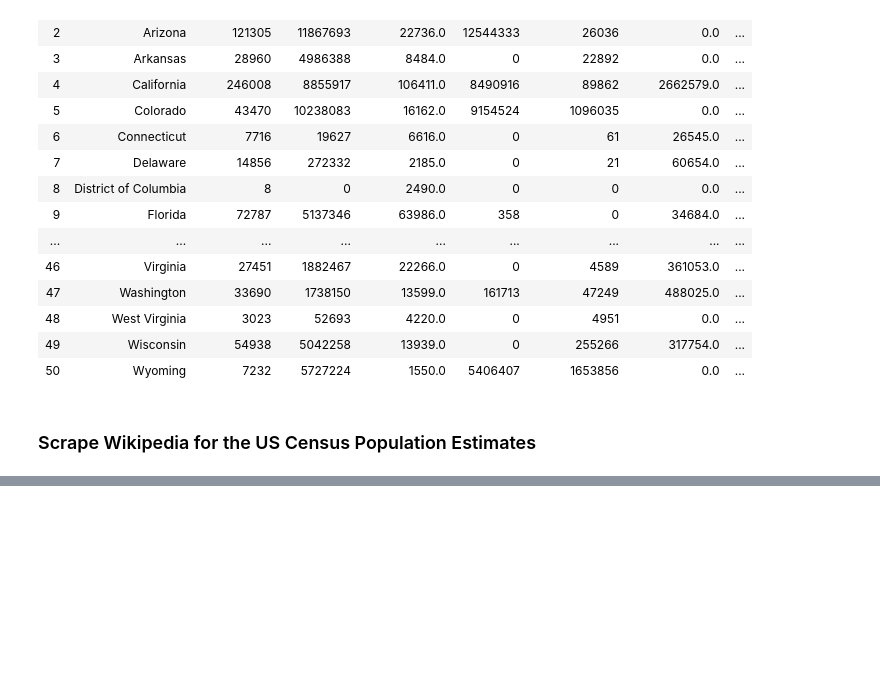
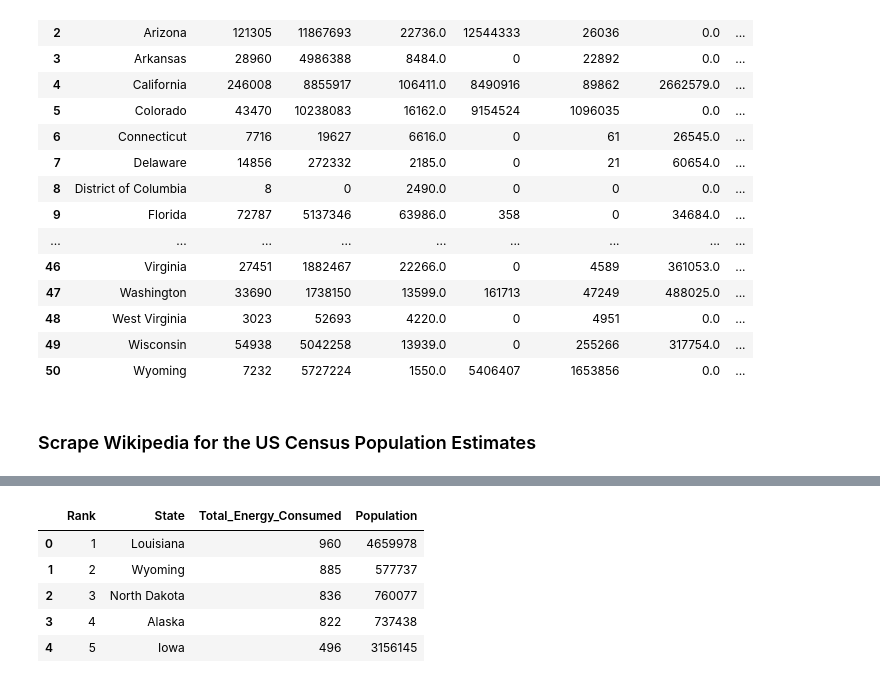
Before and after one commit to nadireag/ETL-Project, a Jupyter notebook: EnergyETL.ipynb, the cells around one changed output, grey strips where cells are left out. Saved outputs shown, nothing was run; the diff lists cells and outputs as text; code cells hidden in the pictures; blank space fills up the shorter version.

```diff
--- a/EnergyETL.ipynb
+++ b/EnergyETL.ipynb
@@ -91,3 +165,12 @@ pop_est_df.to_csv(state_pops,index=False)
+# %%
+tot_consum_energy_w_pop_df.head()
+# %% [output]
+|  | Rank | State | Total_Energy_Consumed | Population |
+| 0 | 1 | Louisiana | 960 | 4659978 |
+| 1 | 2 | Wyoming | 885 | 577737 |
+| 2 | 3 | North Dakota | 836 | 760077 |
+| 3 | 4 | Alaska | 822 | 737438 |
+| 4 | 5 | Iowa | 496 | 3156145 |
 # %%
 #connect to database
 engine = create_engine("postgresql://postgres:Mission1!@localhost/ETL_Project")
```
Also changed, not shown: parts of 7 cells of this notebook, 3 other files.
